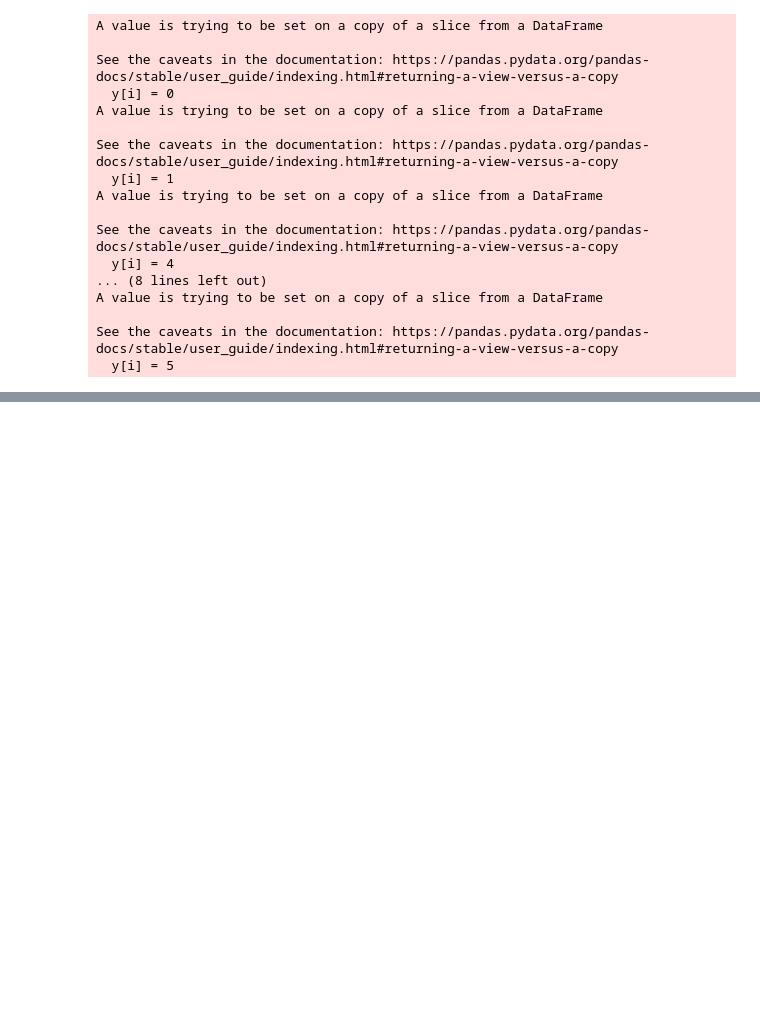
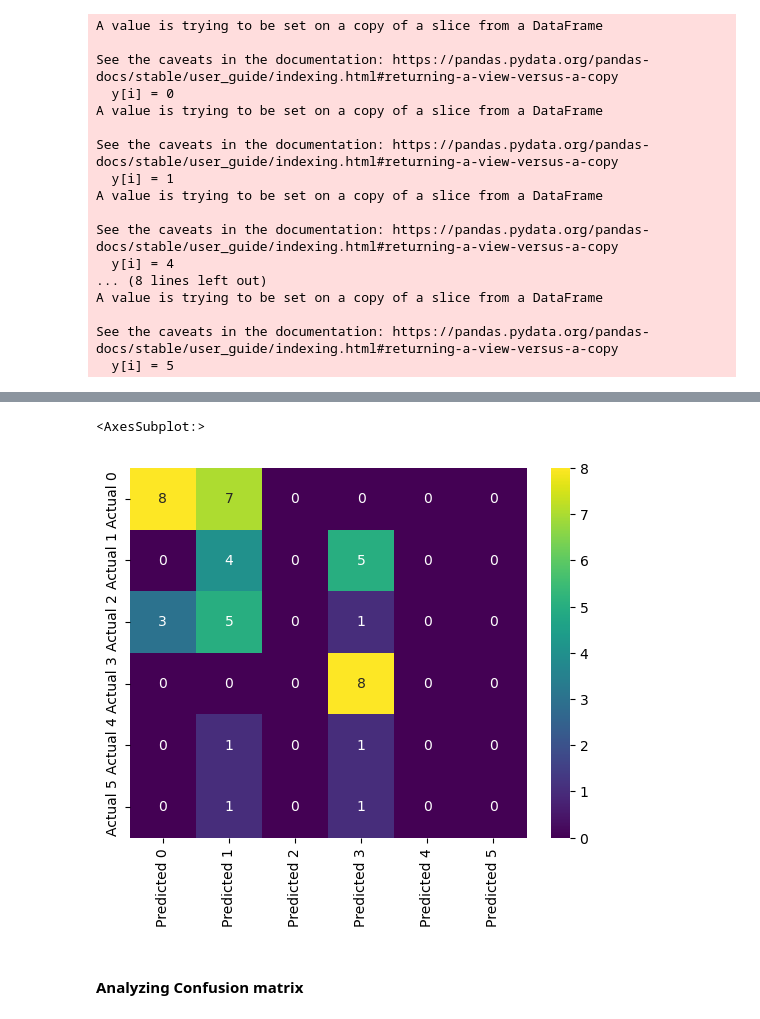
Before and after one commit to prasannadhojthapa/Kaggle_Life_Expectancy, a Jupyter notebook: Kaggle_Life_Expectancy.ipynb, the cells around one changed output, grey strips where cells are left out. Drawn from its saved outputs; the diff is of its cells as text; code cells hidden in the pictures; blank space fills up the shorter version.

```diff
--- a/Kaggle_Life_Expectancy.ipynb
+++ b/Kaggle_Life_Expectancy.ipynb
@@ -85,8 +102,12 @@ X_train, X_test, y_train, y_test= train_test_split(X, y, test_size= 0.10, random
+# %%
+#X = X.head(10)
+X_train, X_test, y_train, y_test= train_test_split(X, y, test_size= 0.20, random_state=42)
 # %%
-import mglearn
-mglearn.discrete_scatter(X[:, 0], X[:, 1],X[:, 2],X[:, 3],X[:, 4], y)
+from sklearn.preprocessing import StandardScaler
 
-plt.legend(["Class 0", "Class 1", "Class 2", "Class 3", "Class 4"], loc=4)
-plt.xlabel("First feature")
-plt.ylabel("Second feature")
-print("X.shape: {}".format(X.shape))
+#Using the standard scaler to scale the features for preprocessing:
+#When using the standard scaler you do not need to manually scale the model.
+scaler = StandardScaler()
+scale = scaler.fit(X_train)
+X_train = scale.transform(X_train)
+X_test = scale.transform(X_test)
@@ -94,0 +114,7 @@ InvalidIndexError: (slice(None, None, None), 0)
+# %%
+#Logistic Regression model:
+from sklearn.linear_model import LogisticRegression
+
+model = LogisticRegression()
+model.fit(X_train,y_train)
+y_pred = model.predict(X_test)
@@ -94,0 +173,19 @@ InvalidIndexError: (slice(None, None, None), 0)
+# %%
+#Now for the heat map for the confusion matrix:
+
+import seaborn as sns
+
+def plot_heat(y_true, y_pred):
+    labels = unique_labels(y_test)
+    columns = [f'Predicted {label}' for label in labels]
+    index = [f'Actual {label}' for label in labels]
+    table = pd.DataFrame(confusion_matrix(y_true,y_pred), columns=columns, index=index)
+
+    return sns.heatmap(table, annot=True, fmt='d', cmap='viridis')
+# %%
+plot_heat(y_test, y_pred)
+# %% [output]
+<AxesSubplot:>
+[figure, added]
+# %% [markdown]
+#### Analyzing Confusion matrix
```
Also changed, not shown: parts of 13 cells of this notebook.
